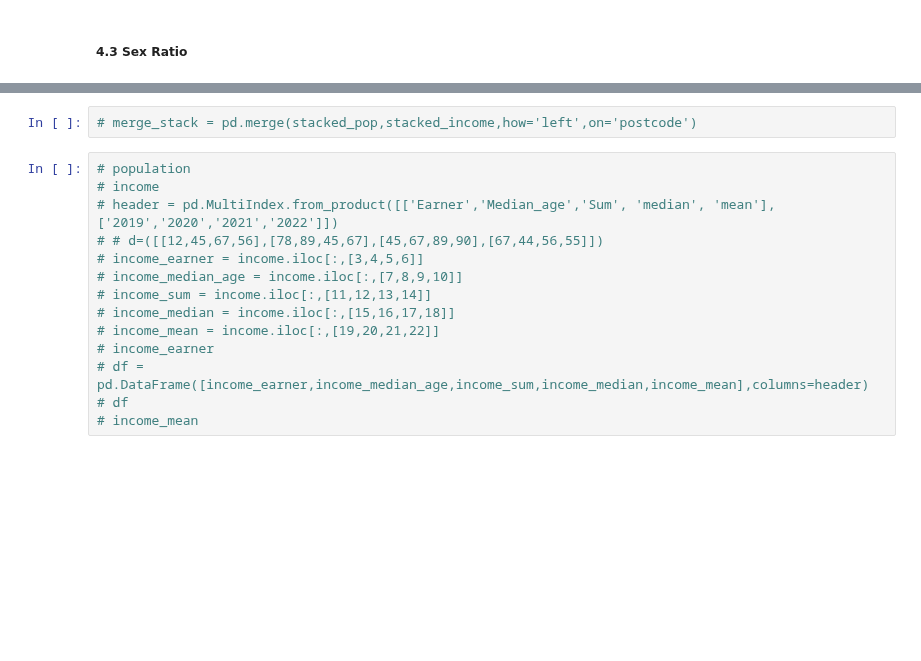
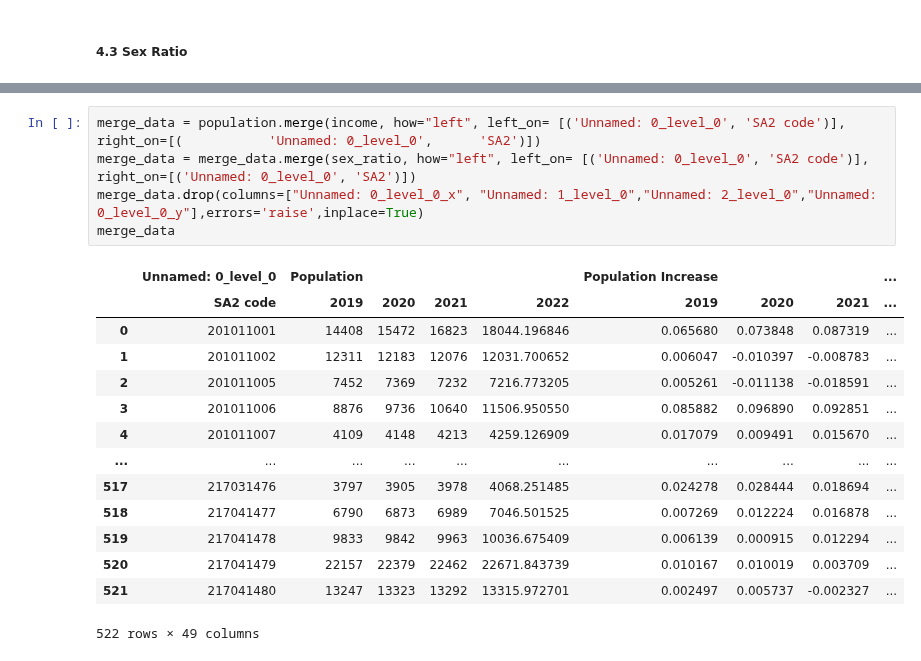
Before and after one commit to MAST30034-Applied-Data-Science/generic-real-estate-consulting-project-group-12, a Jupyter notebook: notebooks/merge.ipynb, the cells around one changed output, grey strips where cells are left out. Cells and saved outputs as stored; diff of their text form; blank space fills up the shorter version.

Commit message:
merge_data

```diff
--- a/notebooks/merge.ipynb
+++ b/notebooks/merge.ipynb
@@ -308,16 +287,20 @@ stacked_sex
-# %%
-# merge_stack = pd.merge(stacked_pop,stacked_income,how='left',on='postcode')
-# %%
-# population
-# income
-# header = pd.MultiIndex.from_product([['Earner','Median_age','Sum', 'median', 'mean'],['2019','2020','2021','2022']])
-# # d=([[12,45,67,56],[78,89,45,67],[45,67,89,90],[67,44,56,55]])
-# income_earner = income.iloc[:,[3,4,5,6]]
-# income_median_age = income.iloc[:,[7,8,9,10]]
-# income_sum = income.iloc[:,[11,12,13,14]]
-# income_median = income.iloc[:,[15,16,17,18]]
-# income_mean = income.iloc[:,[19,20,21,22]]
-# income_earner
-# df = pd.DataFrame([income_earner,income_median_age,income_sum,income_median,income_mean],columns=header)
-# df
-# income_mean
+# %%
+merge_data = population.merge(income, how="left", left_on= [('Unnamed: 0_level_0', 'SA2 code')], right_on=[(           'Unnamed: 0_level_0',      'SA2')])
+merge_data = merge_data.merge(sex_ratio, how="left", left_on= [('Unnamed: 0_level_0', 'SA2 code')], right_on=[('Unnamed: 0_level_0', 'SA2')])
+merge_data.drop(columns=["Unnamed: 0_level_0_x", "Unnamed: 1_level_0","Unnamed: 2_level_0","Unnamed: 0_level_0_y"],errors='raise',inplace=True)
+merge_data
+# %% [output]
+|  | Unnamed: 0_level_0 | Population |  |  |  | Population Increase |  |  | ... |
+|  | SA2 code | 2019 | 2020 | 2021 | 2022 | 2019 | 2020 | 2021 | ... |
+| 0 | 201011001 | 14408 | 15472 | 16823 | 18044.196846 | 0.065680 | 0.073848 | 0.087319 | ... |
+| 1 | 201011002 | 12311 | 12183 | 12076 | 12031.700652 | 0.006047 | -0.010397 | -0.008783 | ... |
+| 2 | 201011005 | 7452 | 7369 | 7232 | 7216.773205 | 0.005261 | -0.011138 | -0.018591 | ... |
+| 3 | 201011006 | 8876 | 9736 | 10640 | 11506.950550 | 0.085882 | 0.096890 | 0.092851 | ... |
+| 4 | 201011007 | 4109 | 4148 | 4213 | 4259.126909 | 0.017079 | 0.009491 | 0.015670 | ... |
+| ... | ... | ... | ... | ... | ... | ... | ... | ... | ... |
+| 517 | 217031476 | 3797 | 3905 | 3978 | 4068.251485 | 0.024278 | 0.028444 | 0.018694 | ... |
+| 518 | 217041477 | 6790 | 6873 | 6989 | 7046.501525 | 0.007269 | 0.012224 | 0.016878 | ... |
+| 519 | 217041478 | 9833 | 9842 | 9963 | 10036.675409 | 0.006139 | 0.000915 | 0.012294 | ... |
+| 520 | 217041479 | 22157 | 22379 | 22462 | 22671.843739 | 0.010167 | 0.010019 | 0.003709 | ... |
+| 521 | 217041480 | 13247 | 13323 | 13292 | 13315.972701 | 0.002497 | 0.005737 | -0.002327 | ... |
+522 rows × 49 columns
```
Also changed, not shown: parts of 6 cells of this notebook.
